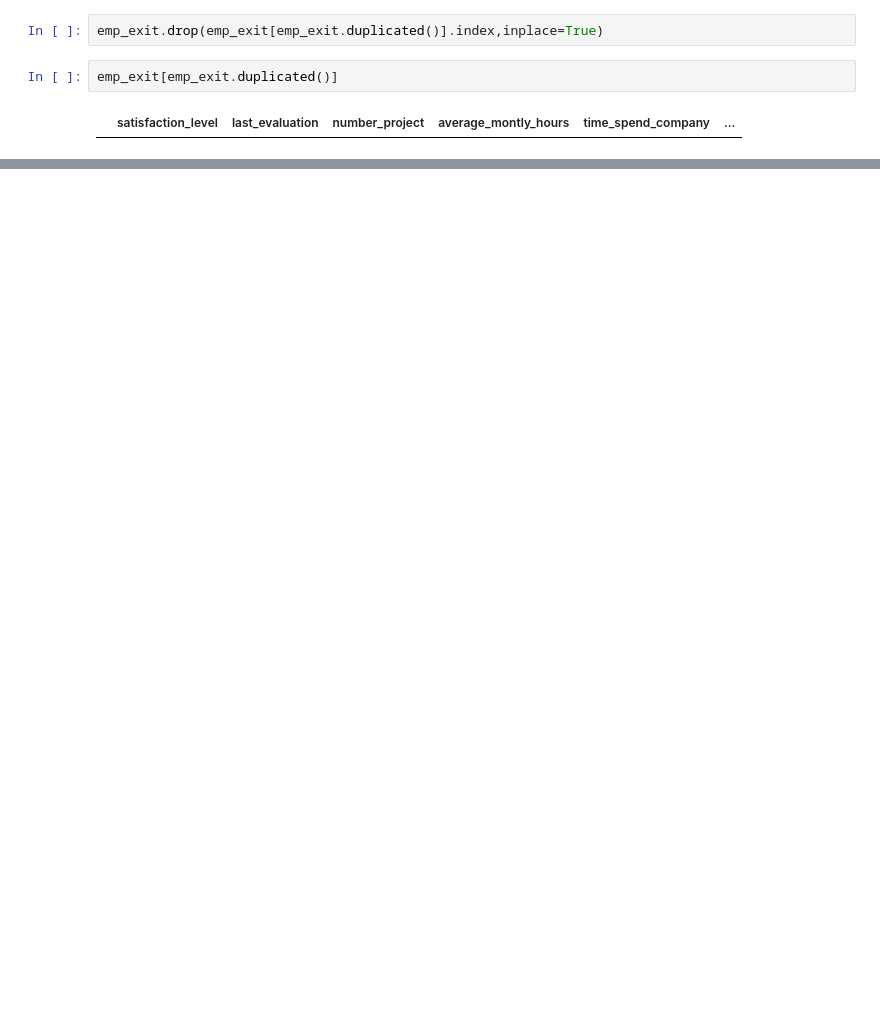
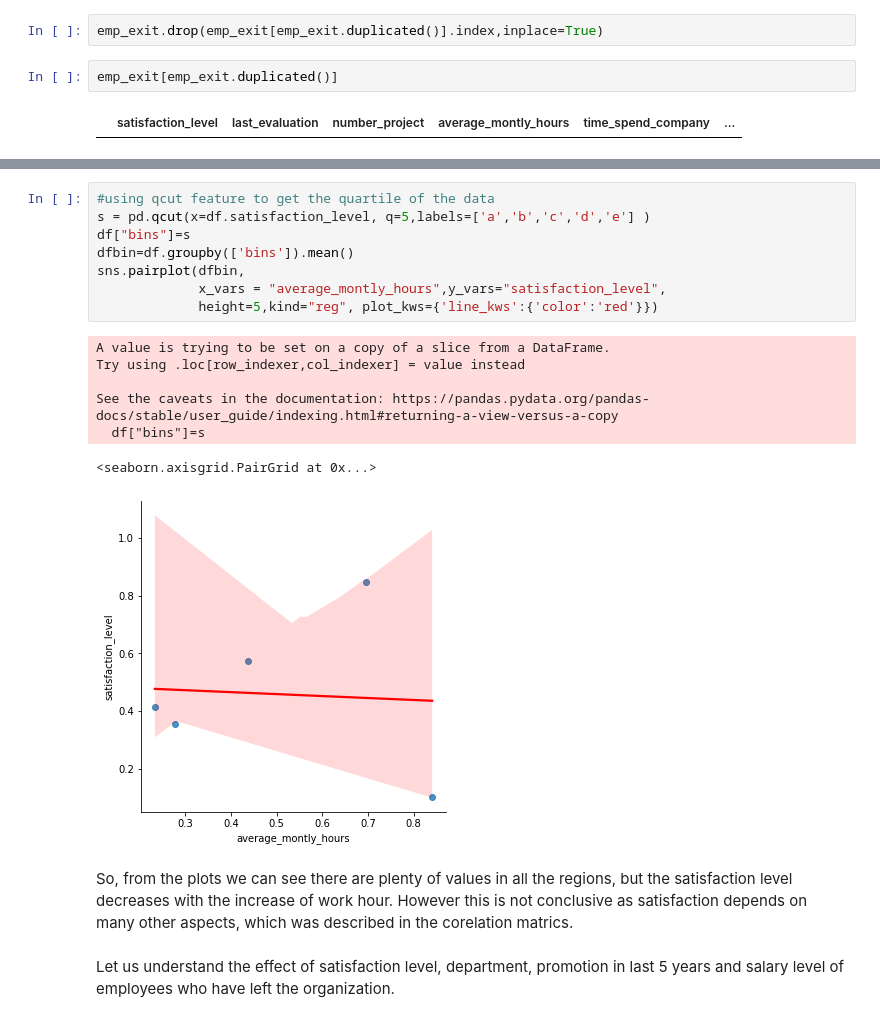
Before and after one commit to ankitkarmakar95/Manage_employee_exit_using_neural_netwrok, a Jupyter notebook: Manage_employee_exit_using_neural_netwrok.ipynb, the cells around one changed output, grey strips where cells are left out. Cells and saved outputs as stored; diff of their text form; blank space fills up the shorter version.

```diff
--- a/Manage_employee_exit_using_neural_netwrok.ipynb
+++ b/Manage_employee_exit_using_neural_netwrok.ipynb
@@ -109,0 +154,20 @@ emp_exit
+# %%
+#using qcut feature to get the quartile of the data
+s = pd.qcut(x=df.satisfaction_level, q=5,labels=['a','b','c','d','e'] )
+df["bins"]=s
+dfbin=df.groupby(['bins']).mean()
+sns.pairplot(dfbin,
+             x_vars = "average_montly_hours",y_vars="satisfaction_level",
+             height=5,kind="reg", plot_kws={'line_kws':{'color':'red'}})
+# %% [output]
+A value is trying to be set on a copy of a slice from a DataFrame.
+Try using .loc[row_indexer,col_indexer] = value instead
+
+See the caveats in the documentation: https://pandas.pydata.org/pandas-docs/stable/user_guide/indexing.html#returning-a-view-versus-a-copy
+  df["bins"]=s
+<seaborn.axisgrid.PairGrid at 0x...>
+[figure, added]
+# %% [markdown]
+So, from the plots we can see there are plenty of values in all the regions, but the satisfaction level decreases with the increase of work hour. However this is not conclusive as satisfaction depends on many other aspects, which was described in the corelation matrics.
+# %% [markdown]
+Let us understand the effect of satisfaction level, department, promotion in last 5 years and salary level of employees who have left the organization.
```
Also changed, not shown: parts of 21 cells of this notebook.
